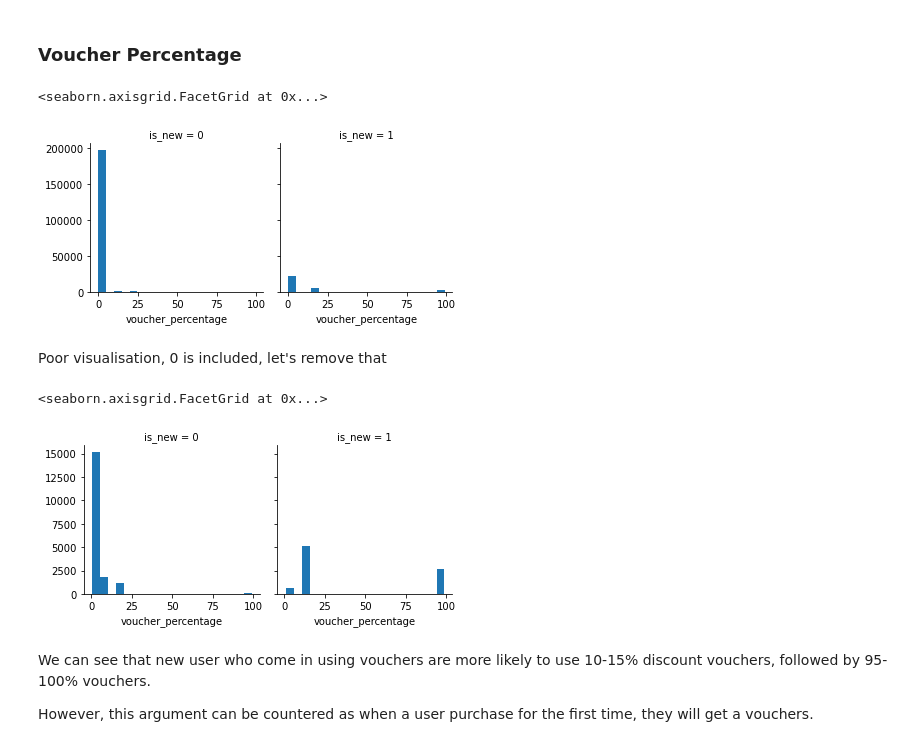
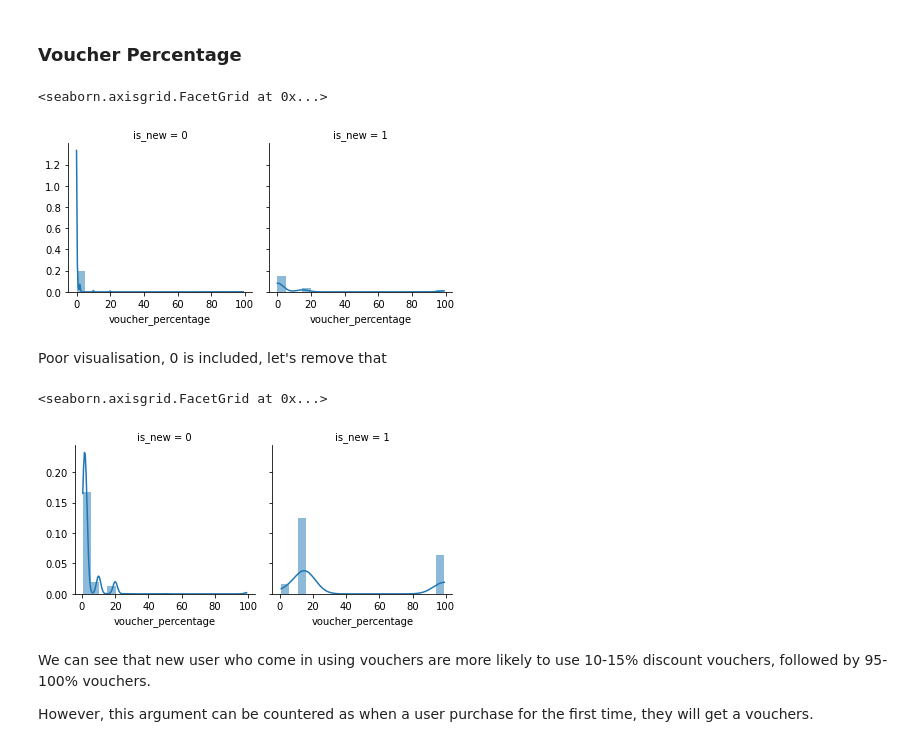
Before and after one commit to Edel-weiB/Bukalapak-Challange, a Jupyter notebook: main.ipynb, the cells around one changed output. Drawn from its saved outputs; the diff is of its cells as text; code cells hidden in the pictures.

```diff
--- a/main.ipynb
+++ b/main.ipynb
@@ -171,18 +174,18 @@ The bottom ones are: (Opposite colleration, lower = new user)
 ### Voucher Percentage
 # %%
 g = sns.FacetGrid(data, col='is_new')
-g.map(plt.hist, 'voucher_percentage', bins=20)
+g.map(sns.histplot, 'voucher_percentage', bins=20, kde=True, stat="density", linewidth=0)
 # %% [output]
 <seaborn.axisgrid.FacetGrid at 0x...>
-[figure, old version]
+[figure, new version]
 # %% [markdown]
 Poor visualisation, 0 is included, let's remove that
 # %%
 g = sns.FacetGrid(data.loc[data['voucher_percentage'] > 0], col='is_new')
-g.map(plt.hist, 'voucher_percentage', bins=20)
+g.map(sns.histplot, 'voucher_percentage', bins=20, kde=True, stat="density", linewidth=0)
 # %% [output]
 <seaborn.axisgrid.FacetGrid at 0x...>
-[figure, old version]
+[figure, new version]
 # %% [markdown]
 We can see that new user who come in using vouchers are more likely to use 10-15% discount vouchers, followed by 95-100% vouchers.
 
```
Also changed, not shown: parts of 22 cells of this notebook.
